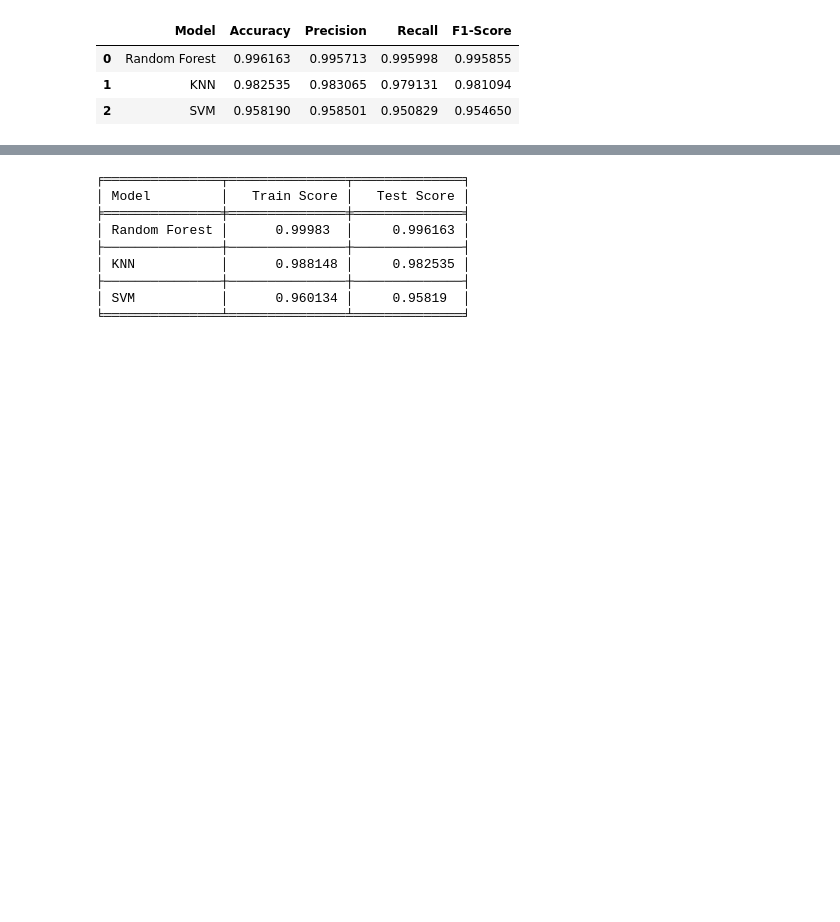
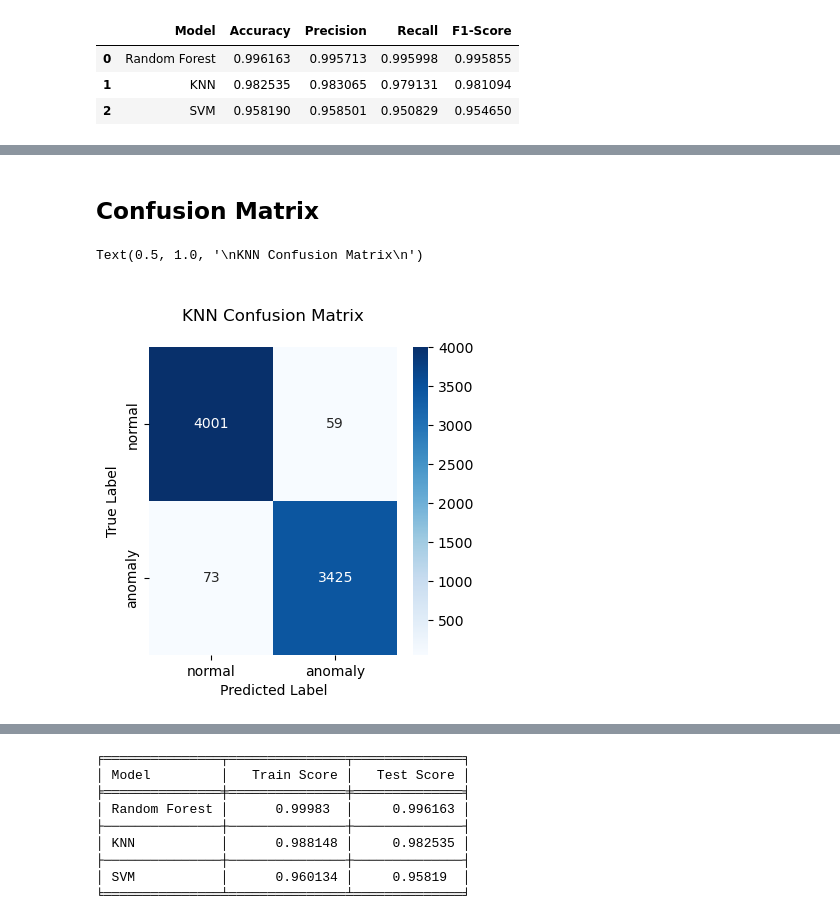
Before and after one commit to SimeonDee/ids-ibr, a Jupyter notebook: model_dev/network-intrusion-detection.ipynb, the cells around one changed output, grey strips where cells are left out. Cells and saved outputs as stored; diff of their text form; code cells hidden in the pictures; blank space fills up the shorter version.

```diff
--- a/model_dev/network-intrusion-detection.ipynb
+++ b/model_dev/network-intrusion-detection.ipynb
@@ -725,6 +727,13 @@ rf_predictions = rf.predict(x_test)
 dt_predictions = dt.predict(x_test)
 knn_predictions = KNN_model.predict(x_test)
 svm_predictions = SVM_model.predict(x_test)
+
+predictions = {
+    "KNN": knn_predictions,
+    "SVM": svm_predictions,
+    "Decision Tree": dt_predictions,
+    "Random Forest": rf_predictions
+}
 # %%
 models = ["Random Forest", "KNN", "SVM"]
 
@@ -769,0 +804,21 @@ results_df
+# %% [markdown]
+## Confusion Matrix
+# %%
+labels = ["normal", "anomaly"]
+# %%
+# Confusion Matrix
+plt.figure(figsize=(4,4))
+
+title = f"KNN Confusion Matrix"
+cf = confusion_matrix(y_test, predictions["KNN"])
+sns.heatmap(
+    cf, fmt="g", annot=True, cmap="Blues",
+    xticklabels=labels, yticklabels=labels
+)
+
+plt.xlabel("Predicted Label")
+plt.ylabel("True Label")
+plt.title(f"\n{title}\n")
+# %% [output]
+Text(0.5, 1.0, '\nKNN Confusion Matrix\n')
+[figure, added]
```
Also changed, not shown: parts of 16 cells of this notebook.
